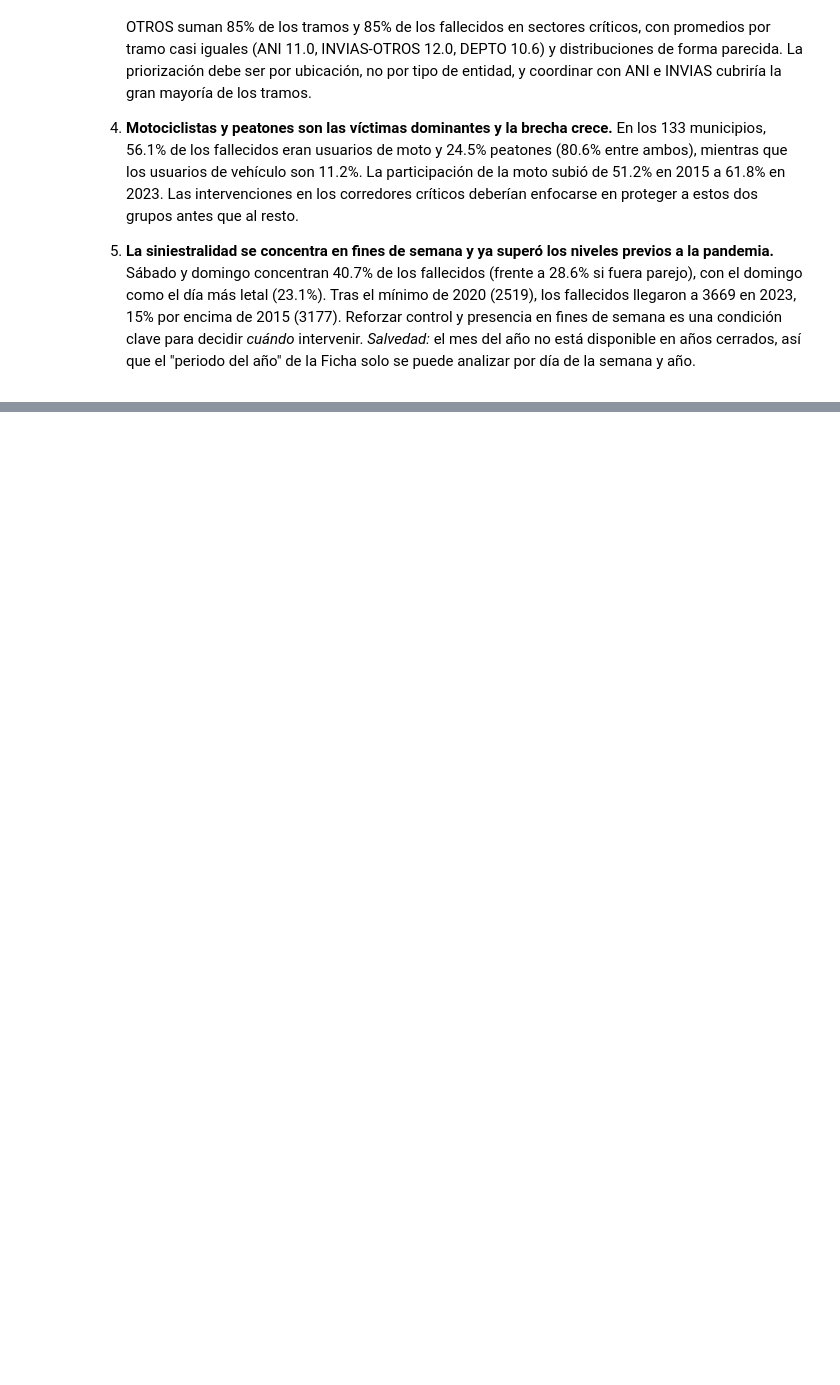
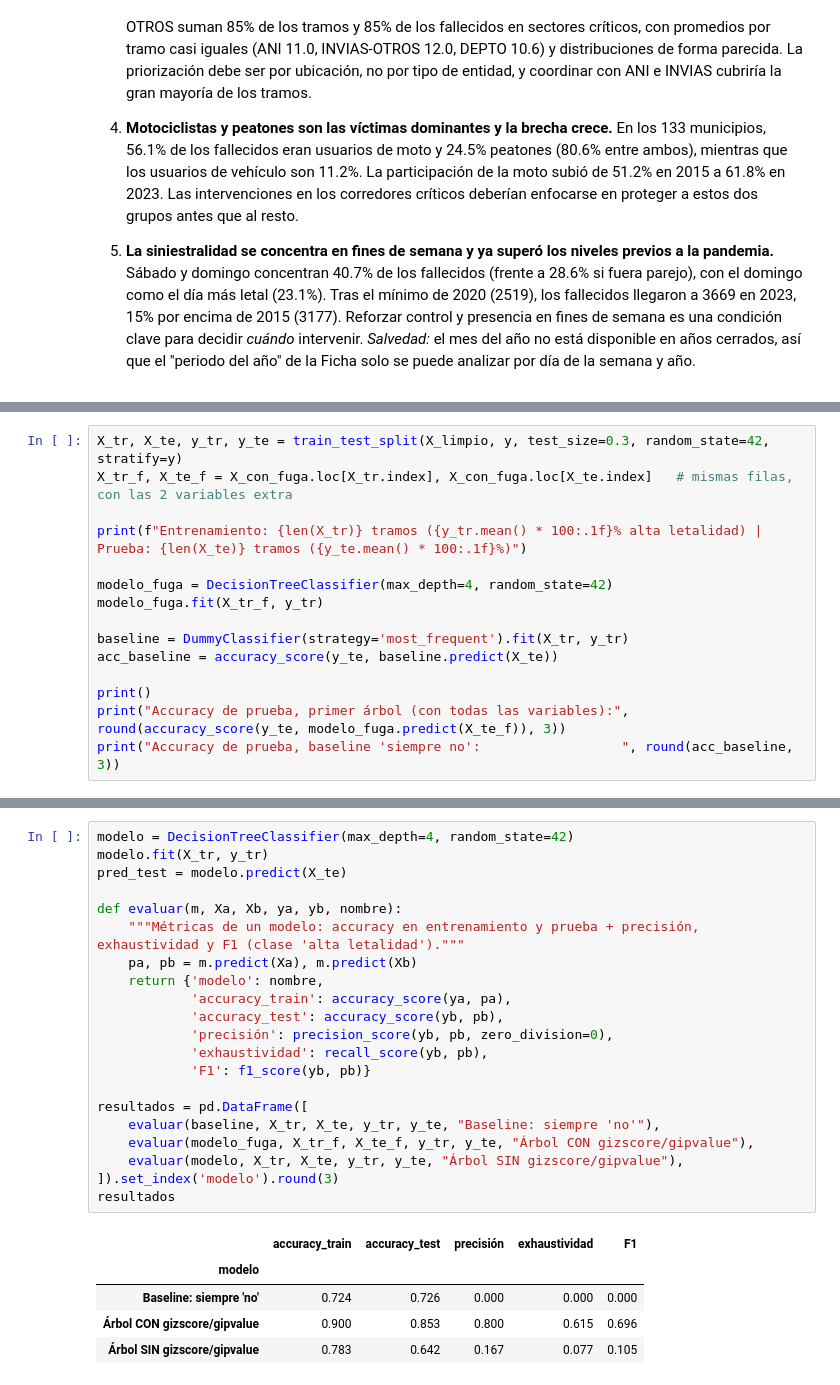
Before and after one commit to winderoman/mineria-siniestralidad-vial, a Jupyter notebook: notebooks/notebook_adquisicion2.ipynb, the cells around one changed output, grey strips where cells are left out. Saved outputs shown, nothing was run; the diff lists cells and outputs as text; blank space fills up the shorter version.

```diff
--- a/notebooks/notebook_adquisicion2.ipynb
+++ b/notebooks/notebook_adquisicion2.ipynb
@@ -771,0 +852,15 @@ Cifras tomadas de las celdas anteriores. Fallecidos en sectores críticos = Fuen
+# %%
+X_tr, X_te, y_tr, y_te = train_test_split(X_limpio, y, test_size=0.3, random_state=42, stratify=y)
+X_tr_f, X_te_f = X_con_fuga.loc[X_tr.index], X_con_fuga.loc[X_te.index]   # mismas filas, con las 2 variables extra
+
+print(f"Entrenamiento: {len(X_tr)} tramos ({y_tr.mean() * 100:.1f}% alta letalidad) | Prueba: {len(X_te)} tramos ({y_te.mean() * 100:.1f}%)")
+
+modelo_fuga = DecisionTreeClassifier(max_depth=4, random_state=42)
+modelo_fuga.fit(X_tr_f, y_tr)
+
+baseline = DummyClassifier(strategy='most_frequent').fit(X_tr, y_tr)
+acc_baseline = accuracy_score(y_te, baseline.predict(X_te))
+
+print()
+print("Accuracy de prueba, primer árbol (con todas las variables):", round(accuracy_score(y_te, modelo_fuga.predict(X_te_f)), 3))
+print("Accuracy de prueba, baseline 'siempre no':                  ", round(acc_baseline, 3))
@@ -771,0 +909,27 @@ Cifras tomadas de las celdas anteriores. Fallecidos en sectores críticos = Fuen
+# %%
+modelo = DecisionTreeClassifier(max_depth=4, random_state=42)
+modelo.fit(X_tr, y_tr)
+pred_test = modelo.predict(X_te)
+
+def evaluar(m, Xa, Xb, ya, yb, nombre):
+    """Métricas de un modelo: accuracy en entrenamiento y prueba + precisión, exhaustividad y F1 (clase 'alta letalidad')."""
+    pa, pb = m.predict(Xa), m.predict(Xb)
+    return {'modelo': nombre,
+            'accuracy_train': accuracy_score(ya, pa),
+            'accuracy_test': accuracy_score(yb, pb),
+            'precisión': precision_score(yb, pb, zero_division=0),
+            'exhaustividad': recall_score(yb, pb),
+            'F1': f1_score(yb, pb)}
+
+resultados = pd.DataFrame([
+    evaluar(baseline, X_tr, X_te, y_tr, y_te, "Baseline: siempre 'no'"),
+    evaluar(modelo_fuga, X_tr_f, X_te_f, y_tr, y_te, "Árbol CON gizscore/gipvalue"),
+    evaluar(modelo, X_tr, X_te, y_tr, y_te, "Árbol SIN gizscore/gipvalue"),
+]).set_index('modelo').round(3)
+resultados
+# %% [output]
+|  | accuracy_train | accuracy_test | precisión | exhaustividad | F1 |
+| modelo |  |  |  |  |  |
+| Baseline: siempre 'no' | 0.724 | 0.726 | 0.000 | 0.000 | 0.000 |
+| Árbol CON gizscore/gipvalue | 0.900 | 0.853 | 0.800 | 0.615 | 0.696 |
+| Árbol SIN gizscore/gipvalue | 0.783 | 0.642 | 0.167 | 0.077 | 0.105 |
```
Also changed, not shown: parts of 23 cells of this notebook.
